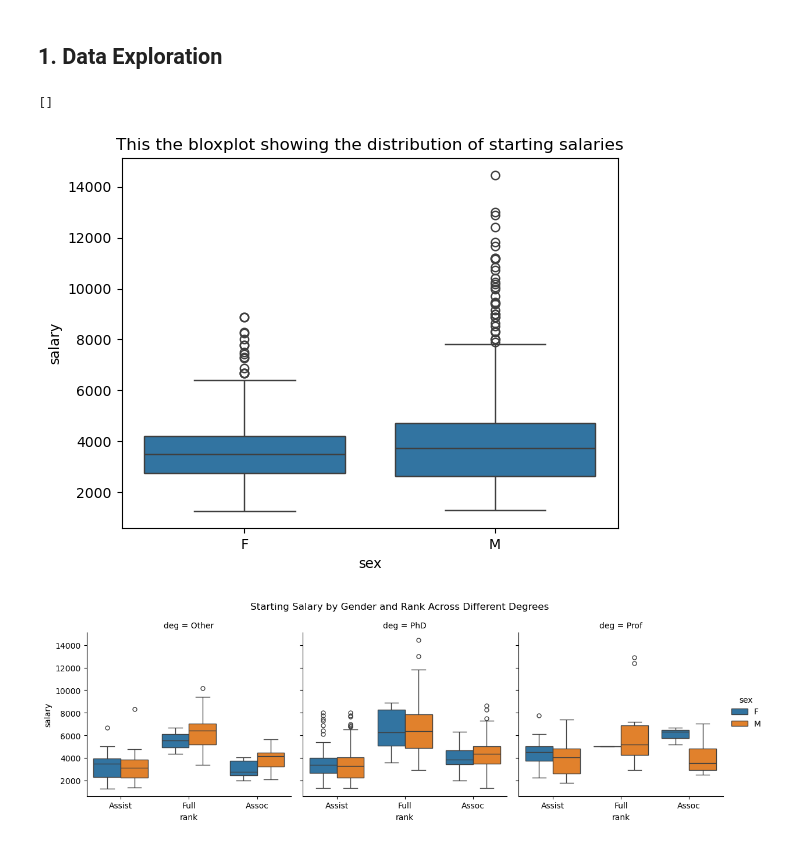
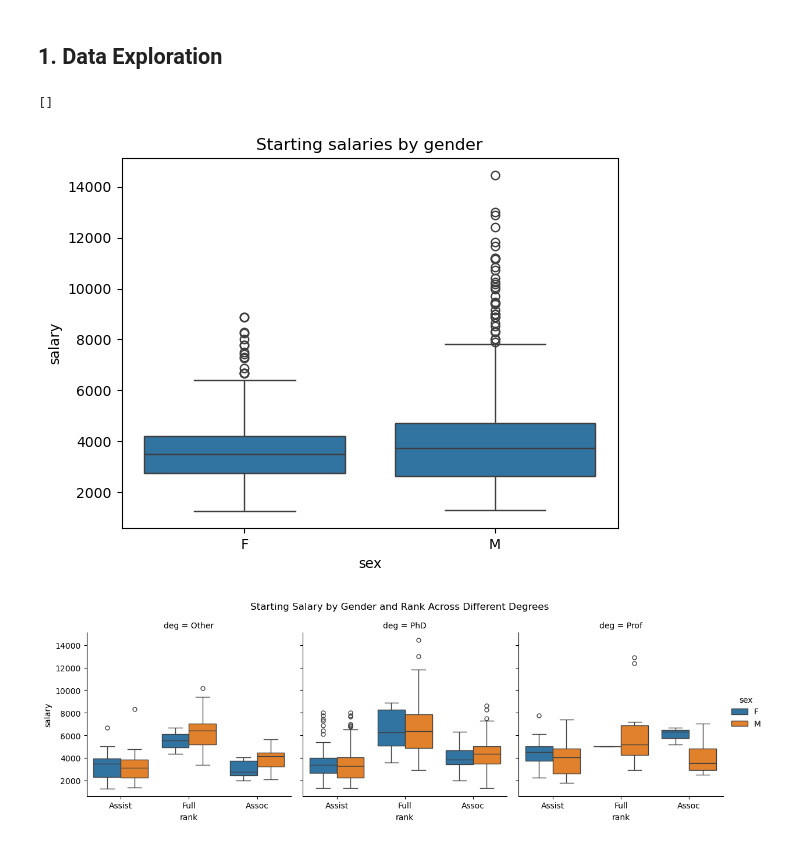
Before and after one commit to Jaiycex/Data557_Project_StoryTeam, a Jupyter notebook: Q1- Python NB.ipynb, the cells around one changed output. Saved outputs shown, nothing was run; the diff lists cells and outputs as text; code cells hidden in the pictures.

```diff
--- a/Q1- Python NB.ipynb
+++ b/Q1- Python NB.ipynb
@@ -22,11 +22,11 @@ starting_salaries = salaries[salaries["year"] == salaries["startyr"]].copy()
 # %%
 # Generally plotting salaries for each sex to see if there is an observable difference.
 sns.boxplot(data = starting_salaries, x = "sex", y ="salary")
-plt.title ("This the bloxplot showing the distribution of starting salaries")
+plt.title ("Starting salaries by gender")
 plt.plot()
 # %% [output]
 []
-[figure, old version]
+[figure, new version]
 # %%
 #Now doing some data exploration to observe for any patterns in the data before we start using numerical methos.
 g = sns.catplot(
```
Also changed, not shown: parts of 6 cells of this notebook.
